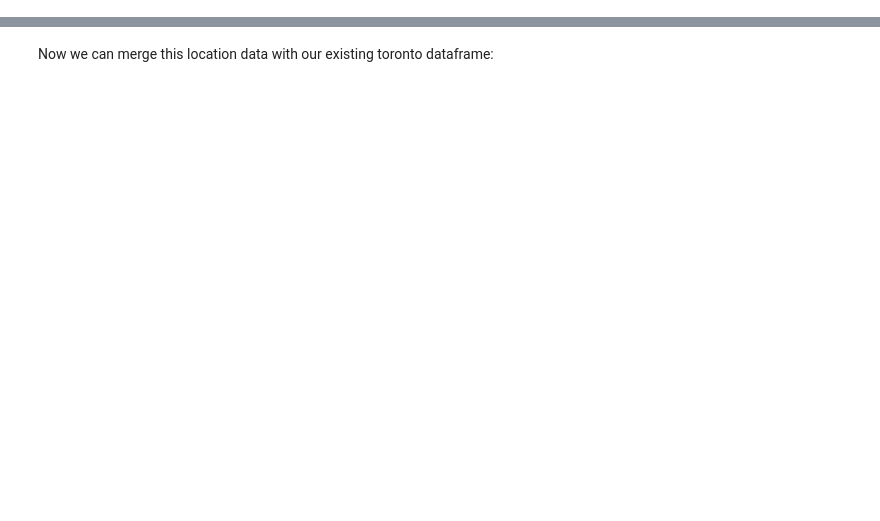
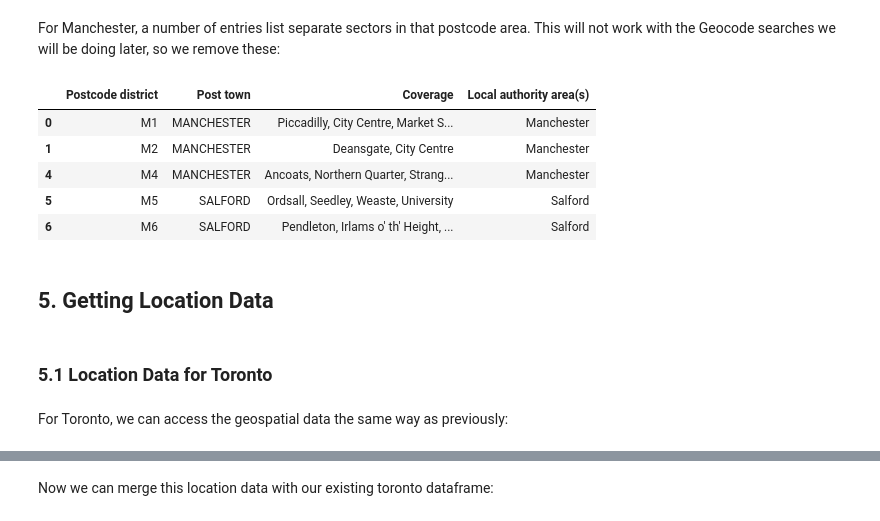
Before and after one commit to Quargle/Coursera_Capstone, a Jupyter notebook: Capstone.ipynb, the cells around one changed output, grey strips where cells are left out. Cells and saved outputs as stored; diff of their text form; code cells hidden in the pictures; blank space fills up the shorter version.

```diff
--- a/Capstone.ipynb
+++ b/Capstone.ipynb
@@ -124,0 +115,18 @@ geo_data_df.head()
+# %% [markdown]
+For Manchester, a number of entries list separate sectors in that postcode area. This will not work with the Geocode searches we will be doing later, so we remove these:
+# %%
+manchester_df = manchester_df[manchester_df["Postcode district"].str.contains('Sector') != True]
+manchester_df.head()
+# %% [output]
+|  | Postcode district | Post town | Coverage | Local authority area(s) |
+| 0 | M1 | MANCHESTER | Piccadilly, City Centre, Market S... | Manchester |
+| 1 | M2 | MANCHESTER | Deansgate, City Centre | Manchester |
+| 4 | M4 | MANCHESTER | Ancoats, Northern Quarter, Strang... | Manchester |
+| 5 | M5 | SALFORD | Ordsall, Seedley, Weaste, University | Salford |
+| 6 | M6 | SALFORD | Pendleton, Irlams o' th' Height, ... | Salford |
+# %% [markdown]
+## 5. Getting Location Data <a name="getting_location_data"></a>
+# %% [markdown]
+### 5.1 Location Data for Toronto <a name="toronto_location_data"></a>
+# %% [markdown]
+For Toronto, we can access the geospatial data the same way as previously:
```
Also changed, not shown: parts of 109 cells of this notebook, 1 other file.
